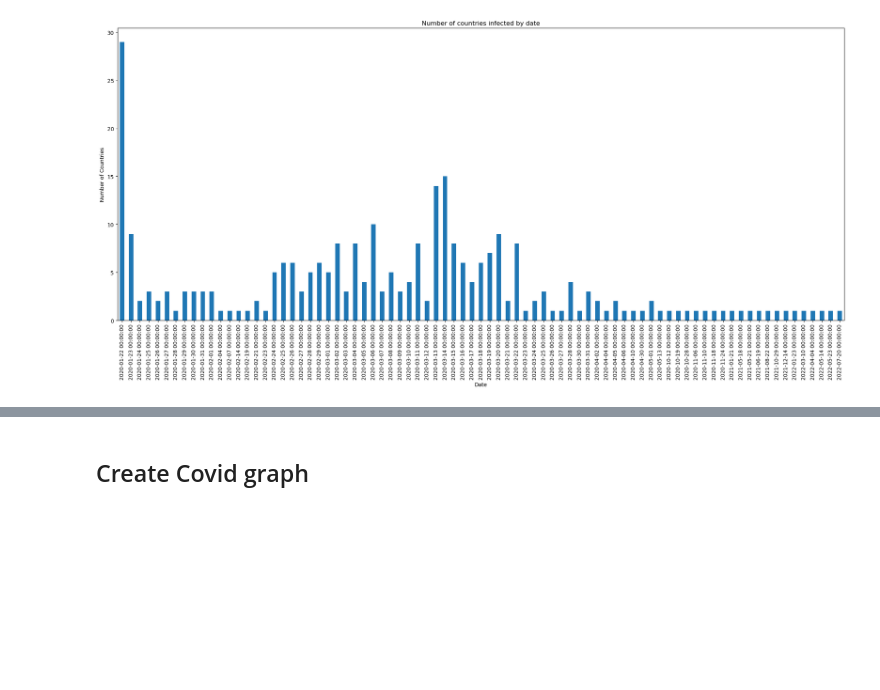
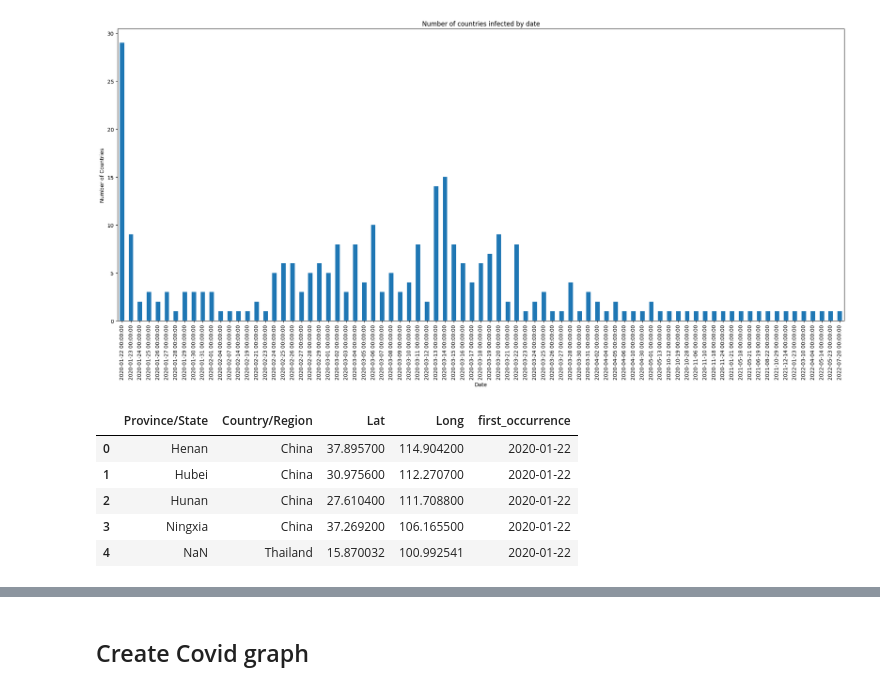
Before and after one commit to JanezSedeljsak/air-travel-network-analysis, a Jupyter notebook: Covid-data.ipynb, the cells around one changed output, grey strips where cells are left out. Drawn from its saved outputs; the diff is of its cells as text; code cells hidden in the pictures; blank space fills up the shorter version.

```diff
--- a/Covid-data.ipynb
+++ b/Covid-data.ipynb
@@ -73,3 +73,12 @@ plt.tight_layout()
 plt.show()
 # %% [output]
 [figure]
+# %%
+df.head()
+# %% [output]
+|  | Province/State | Country/Region | Lat | Long | first_occurrence |
+| 0 | Henan | China | 37.895700 | 114.904200 | 2020-01-22 |
+| 1 | Hubei | China | 30.975600 | 112.270700 | 2020-01-22 |
+| 2 | Hunan | China | 27.610400 | 111.708800 | 2020-01-22 |
+| 3 | Ningxia | China | 37.269200 | 106.165500 | 2020-01-22 |
+| 4 | NaN | Thailand | 15.870032 | 100.992541 | 2020-01-22 |
```
Also changed, not shown: parts of 30 cells of this notebook.
